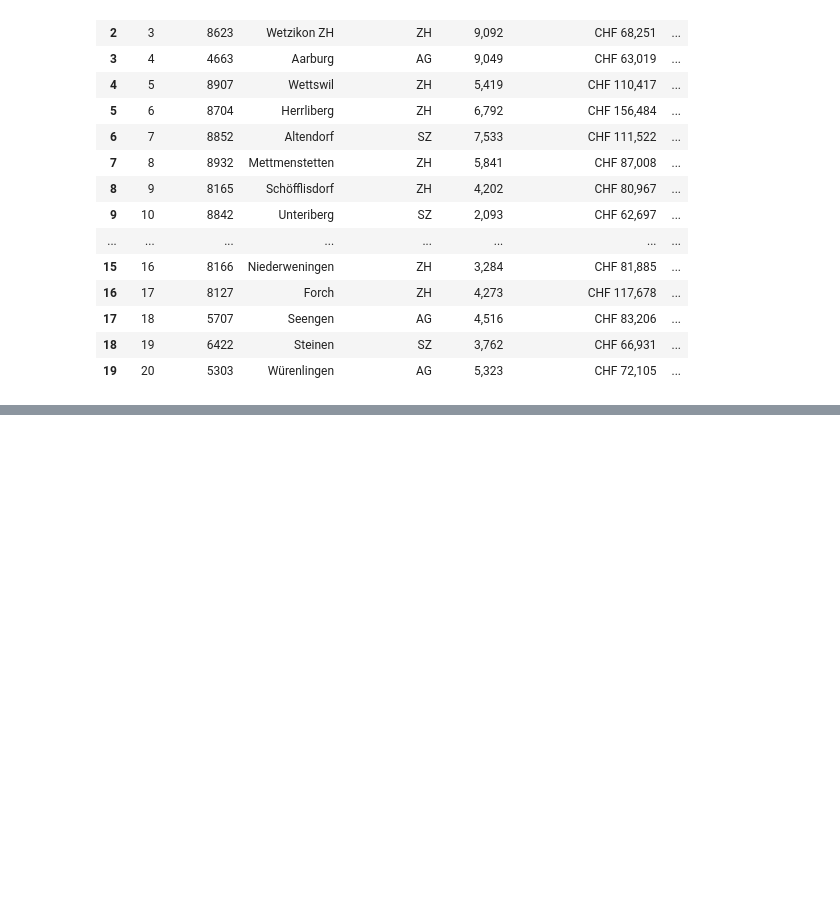
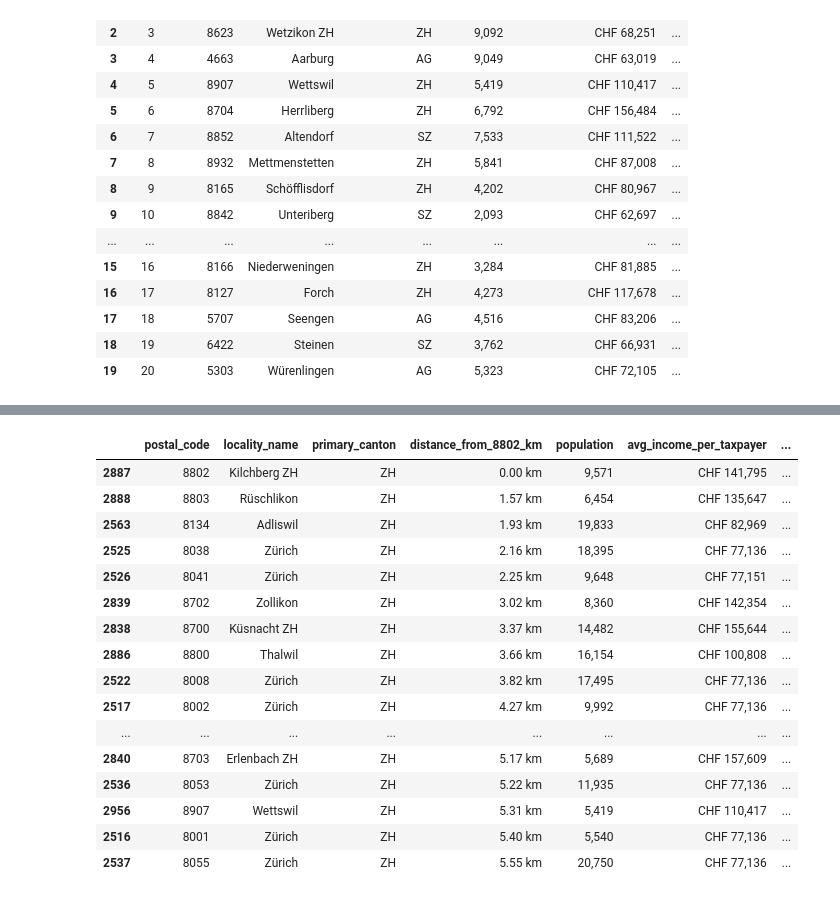
Before and after one commit to laravich/migros-store-location-analysis, a Jupyter notebook: 07_opportunity_analysis.ipynb, the cells around one changed output, grey strips where cells are left out. Drawn from its saved outputs; the diff is of its cells as text; code cells hidden in the pictures; blank space fills up the shorter version.

Commit message:
ranking the postal codes and comparing the first 2 ranks

```diff
--- a/07_opportunity_analysis.ipynb
+++ b/07_opportunity_analysis.ipynb
@@ -1313,0 +1343,63 @@ fig_opportunity_ranking.show()
+# %%
+# Calculate distance to surrounding postcodes
+# Convert the candidate coordinates to radians
+candidate_latitude = np.radians(candidate["postcode_latitude"])
+candidate_longitude = np.radians(candidate["postcode_longitude"])
+
+# Convert all postcode coordinates to radians
+postcode_latitudes = np.radians(scoring_df["postcode_latitude"])
+postcode_longitudes = np.radians(scoring_df["postcode_longitude"])
+
+# Calculate the Haversine distance between 8802 and every postcode
+latitude_difference = postcode_latitudes - candidate_latitude
+longitude_difference = postcode_longitudes - candidate_longitude
+
+haversine_value = (
+    np.sin(latitude_difference / 2) ** 2 +
+    np.cos(candidate_latitude) *
+    np.cos(postcode_latitudes) *
+    np.sin(longitude_difference / 2) ** 2
+)
+
+scoring_df["distance_from_8802_km"] = 6371 * 2 * np.arctan2(np.sqrt(haversine_value), np.sqrt(1 - haversine_value))
+# %%
+# Display the closest postcodes
+nearby_8802_df = scoring_df.sort_values("distance_from_8802_km").copy()
+
+display(
+    nearby_8802_df[
+        [
+            "postal_code",
+            "locality_name",
+            "primary_canton",
+            "distance_from_8802_km",
+            "population",
+            "avg_income_per_taxpayer",
+            "migros_count",
+            "denner_count",
+            "external_competitor_count"
+        ]
+    ].head(20).style.format({
+        "distance_from_8802_km": "{:.2f} km",
+        "population": "{:,.0f}",
+        "avg_income_per_taxpayer": "CHF {:,.0f}"
+    })
+)
+# %% [output]
+|  | postal_code | locality_name | primary_canton | distance_from_8802_km | population | avg_income_per_taxpayer | ... |
+| 2887 | 8802 | Kilchberg ZH | ZH | 0.00 km | 9,571 | CHF 141,795 | ... |
+| 2888 | 8803 | Rüschlikon | ZH | 1.57 km | 6,454 | CHF 135,647 | ... |
+| 2563 | 8134 | Adliswil | ZH | 1.93 km | 19,833 | CHF 82,969 | ... |
+| 2525 | 8038 | Zürich | ZH | 2.16 km | 18,395 | CHF 77,136 | ... |
+| 2526 | 8041 | Zürich | ZH | 2.25 km | 9,648 | CHF 77,151 | ... |
+| 2839 | 8702 | Zollikon | ZH | 3.02 km | 8,360 | CHF 142,354 | ... |
+| 2838 | 8700 | Küsnacht ZH | ZH | 3.37 km | 14,482 | CHF 155,644 | ... |
+| 2886 | 8800 | Thalwil | ZH | 3.66 km | 16,154 | CHF 100,808 | ... |
+| 2522 | 8008 | Zürich | ZH | 3.82 km | 17,495 | CHF 77,136 | ... |
+| 2517 | 8002 | Zürich | ZH | 4.27 km | 9,992 | CHF 77,136 | ... |
+| ... | ... | ... | ... | ... | ... | ... | ... |
+| 2840 | 8703 | Erlenbach ZH | ZH | 5.17 km | 5,689 | CHF 157,609 | ... |
+| 2536 | 8053 | Zürich | ZH | 5.22 km | 11,935 | CHF 77,136 | ... |
+| 2956 | 8907 | Wettswil | ZH | 5.31 km | 5,419 | CHF 110,417 | ... |
+| 2516 | 8001 | Zürich | ZH | 5.40 km | 5,540 | CHF 77,136 | ... |
+| 2537 | 8055 | Zürich | ZH | 5.55 km | 20,750 | CHF 77,136 | ... |
```
Also changed, not shown: parts of 14 cells of this notebook.
